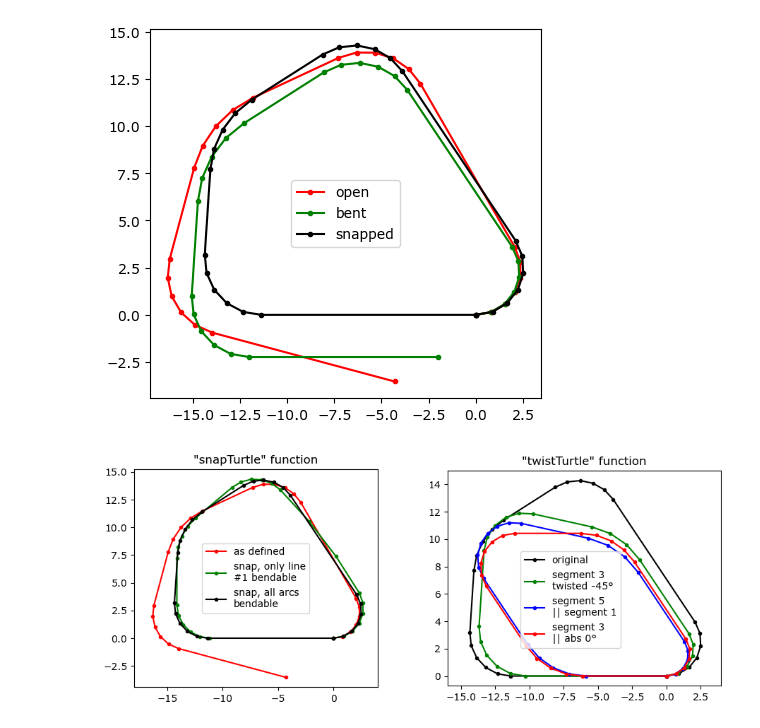
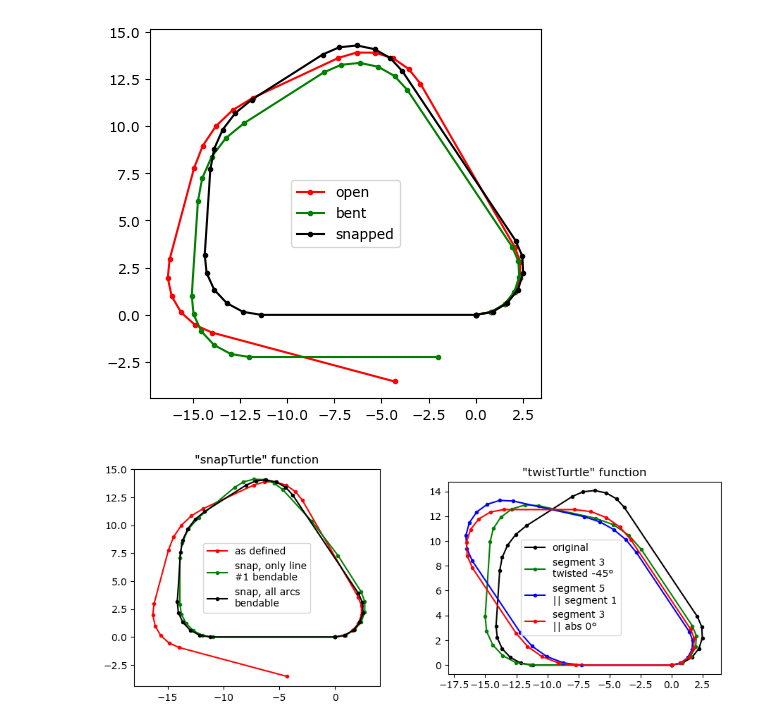
Before and after one commit to RichardPotthoff/myrepo, a Jupyter notebook: snap_turtle.ipynb, the cells around one changed output. Saved outputs shown, nothing was run; the diff lists cells and outputs as text; code cells hidden in the pictures.

Commit message:
keep_total_length argument added to snapTurtle function

```diff
--- a/snap_turtle.ipynb
+++ b/snap_turtle.ipynb
@@ -97,11 +97,12 @@ plt.gca().set_aspect('equal')
 # %% [output]
 [figure]
 # %%
-def snapTurtle(turtlePath,p_snap=0.0+0.0j,ang_snap=0.0,bendable_segments=None,stretchable_segments=None,unbendable_segments=None,unstretchable_segments=None):
+def snapTurtle(turtlePath,p_snap=0.0+0.0j,ang_snap=0.0,bendable_segments=None,stretchable_segments=None,unbendable_segments=None,unstretchable_segments=None,keep_total_length=False):
     '''"snapTurtle" is a function that turns an open turtle path into a closed one.
         This is accomplished adjusting the angles of each arc segment so that start and end heading match,
         and by adjusting the length of each arc segment so that end and start point coordinates match.
-        At least one bendable, and two non-parallel stretchable segments are required for this to work.
+        At least one bendable, and two non-parallel stretchable segments are required for this to work
+        (or three, if "keep_total_length" is set to "True").
         Optional parameters:
                          p_snap: the point to which the end of the path should snap. Default is 0+0j
                        ang_snap: the angle to which the end of the path should snap. Default is 1+0j(or 0.0)
@@ -155,6 +156,9 @@ def snapTurtle(turtlePath,p_snap=0.0+0.0j,ang_snap=0.0,bendable_segments=None,st
         return np.linalg.solve(A.T.dot(A) + lam * np.identity(A.shape[1]), A.T.dot(b))
     b=np.array([p_mismatch.real,p_mismatch.imag])
     A=np.vstack((viSeg[stretchable_segments].real,viSeg[stretchable_segments].imag))
+    if keep_total_length:
+        b=np.hstack((b,0.0))
+        A=np.vstack((A,dl[stretchable_segments]))
     a=solve_ill(A,b,1e-6)
     stretchfactor=1-a
     snappedPath[stretchable_segments,0]*=stretchfactor
@@ -185,43 +189,43 @@ turtlePath=[(5,120*deg),(10,0),(5,85*deg),(5,0),(5,50*deg),(5,0),(5,90*deg),(10,
 unsnappedPoints=np.array(list(turtlePath2Points(turtlePath,p0=0,a0=1,return_start_point=True)))
 ax[0].plot(unsnappedPoints.real,unsnappedPoints.imag,'r.-',zorder=5,label='as defined')
 
-snappedPath=snapTurtle(turtlePath,bendable_segments=[1])
+snappedPath=snapTurtle(turtlePath,bendable_segments=[1],keep_total_length=True)
 
 snappedPoints=np.array(list(turtlePath2Points(snappedPath,p0=0,a0=1,return_start_point=True)))
 ax[0].plot(snappedPoints.real,snappedPoints.imag,'g.-',zorder=5,label='snap, only line\n#1 bendable')
 
-snappedPath=snapTurtle(turtlePath)
+snappedPath=snapTurtle(turtlePath,keep_total_length=True)
 
 snappedPoints=np.array(list(turtlePath2Points(snappedPath,p0=0,a0=1,return_start_point=True)))
 ax[0].plot(snappedPoints.real,snappedPoints.imag,'k.-',zorder=5,label='snap, all arcs\nbendable')
 ax[0].set_xlim(-18,4)
 ax[0].legend(loc='center')
 ax[0].set_title('"snapTurtle" function')
 ax[0].set_aspect('equal')
 
 snappedPoints=np.array(list(turtlePath2Points(snappedPath,p0=0,a0=1,return_start_point=True)))
 ax[1].plot(snappedPoints.real,snappedPoints.imag,'k.-',zorder=5,label='original')
 
-twistedPath=twistTurtle(snappedPath,3,-45*deg)
+twistedPath=twistTurtle(snappedPath,3,-45*deg,keep_total_length=True)
 
 twistedPoints=np.array(list(turtlePath2Points(twistedPath,p0=0,a0=1,return_start_point=True)))
 ax[1].plot(twistedPoints.real,twistedPoints.imag,'g.-',zorder=5,label='segment 3 \ntwisted -45°')
 
-twistedPath=twistTurtle(twistedPath,5,ref_segment=1)
+twistedPath=twistTurtle(twistedPath,5,ref_segment=1,keep_total_length=True)
 
 twistedPoints=np.array(list(turtlePath2Points(twistedPath,p0=0,a0=1,return_start_point=True)))
 ax[1].plot(twistedPoints.real,twistedPoints.imag,'b.-',zorder=5,label='segment 5\n|| segment 1')
 
-twistedPath=twistTurtle(twistedPath,3,abs_ang=1+0j)
+twistedPath=twistTurtle(twistedPath,3,abs_ang=1+0j,keep_total_length=True)
 
 twistedPoints=np.array(list(turtlePath2Points(twistedPath,p0=0,a0=1,return_start_point=True)))
 ax[1].plot(twistedPoints.real,twistedPoints.imag,'r.-',zorder=5,label='segment 3\n|| abs 0°')
-ax[1].set_xlim(-16,4)
-ax[1].legend(loc='center',bbox_to_anchor=(0.45,0.4))
+ax[1].set_xlim(-18,4)
+ax[1].legend(loc='center',bbox_to_anchor=(0.45,0.45))
 ax[1].set_title('"twistTurtle" function')
 ax[1].set_aspect('equal')
 # %% [output]
-[figure, old version]
+[figure, new version]
 # %%
 def mirror(segs):return segs+segs[-1::-1]
 meanderPath=mirror([(1,0),(1,90*deg),(1,0),(1,-90*deg),(1,0)])*5
```
Also changed, not shown: parts of 1 cell of this notebook.
